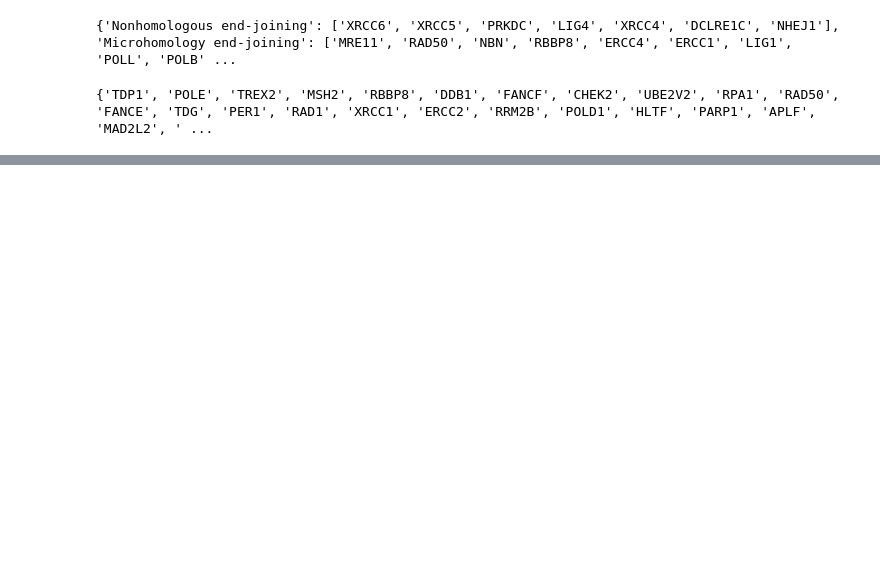
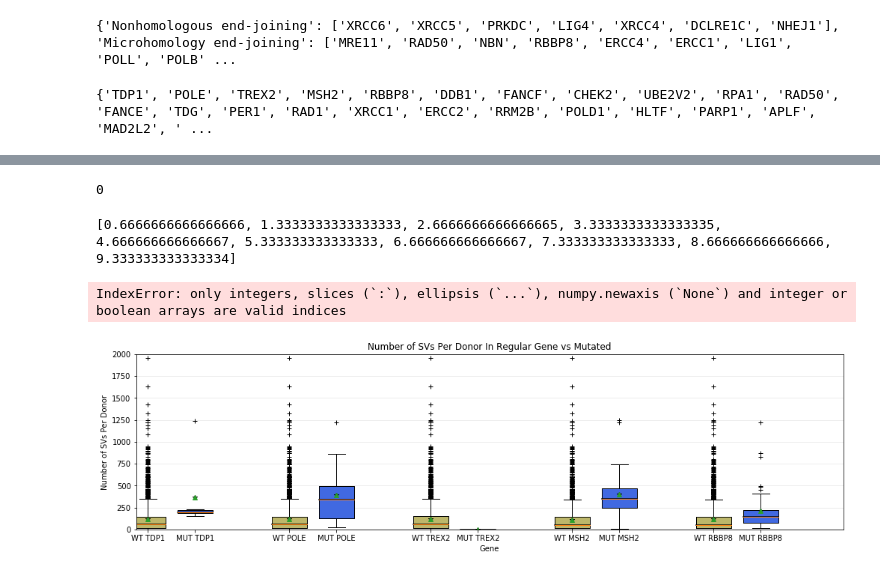
Before and after one commit to hossam-zaki/BSRP2020, a Jupyter notebook: SVPlots/BarplotWithDifferencesOfWholeGenomeSVs.ipynb, the cells around one changed output, grey strips where cells are left out. Cells and saved outputs as stored; diff of their text form; code cells hidden in the pictures; blank space fills up the shorter version.

Commit message:
completed grouped boxplot

```diff
--- a/SVPlots/BarplotWithDifferencesOfWholeGenomeSVs.ipynb
+++ b/SVPlots/BarplotWithDifferencesOfWholeGenomeSVs.ipynb
@@ -95,9 +92,23 @@ data = load_obj(data, 'data')
+# %%
+print(len(pValues)*2 - len(data))
+# %% [output]
+0
 # %%
+position = []
+counter = 1
+data = parser.load_obj('data')
+for i in range (len(data[0:11]) + 3):
+    if counter % 3 == 0:
+        counter +=1
+        continue
+    position.append(counter/1.5)
+    counter+=1
+print(position)
 fig, ax1 = plt.subplots(figsize=(15, 5))
 fig.canvas.set_window_title('A Boxplot Example')
 fig.subplots_adjust(left=0.075, right=0.95, top=0.9, bottom=0.25)
 
-bp = ax1.boxplot(data, notch=0, sym='+', vert=1, whis=1.5, showmeans=True)
+bp = ax1.boxplot(data[0:10], notch=0, sym='+', vert=1, whis=1.5, showmeans=True, widths = 0.5, positions=position)
 plt.setp(bp['boxes'], color='black')
 plt.setp(bp['whiskers'], color='black')
 plt.setp(bp['fliers'], color='red', marker='+')
@@ -116,7 +127,7 @@ ax1.set_ylabel('Number of SVs Per Donor')
 
 # Now fill the boxes with desired colors
 box_colors = ['darkkhaki', 'royalblue']
-num_boxes = len(data)
+num_boxes = len(data[0:10])
 medians = np.empty(num_boxes)
 for i in range(num_boxes):
     box = bp['boxes'][i]
@@ -145,33 +156,38 @@ for i in range(num_boxes):
 # Set the axes ranges and axes labels
 ax1.set_xlim(0.5, num_boxes + 0.5)
 top = 2000
 bottom = 0
 ax1.set_ylim(bottom, top)
-ax1.set_xticklabels(labels,
-                    rotation=90, fontsize=8)
+ax1.set_xticks(position)
+ax1.set_xticklabels(labels[0:21])
 
 # Due to the Y-axis scale being different across samples, it can be
 # hard to compare differences in medians across the samples. Add upper
 # X-axis tick labels with the sample medians to aid in comparison
 # (just use two decimal places of precision)
 pos = np.arange(num_boxes) + 1
 upper_labels = [str(np.round(s, 2)) for s in medians]
 weights = ['bold', 'semibold']
-for tick, label in zip(range(num_boxes), ax1.get_xticklabels()):
+for tick, label in zip(position, ax1.get_xticklabels()):
     k = tick % 2
+    print(pos[tick])
     ax1.text(pos[tick], .95, upper_labels[tick],
              transform=ax1.get_xaxis_transform(),
              horizontalalignment='center', size='x-small',
              weight=weights[k], color=box_colors[k])
 
 # Finally, add a basic legend
 fig.text(0.80, 0.08, f'Regular Gene',
          backgroundcolor=box_colors[0], color='black', weight='roman',
          size='x-small')
 fig.text(0.80, 0.045, 'Mutated Gene',
          backgroundcolor=box_colors[1],
          color='white', weight='roman', size='x-small')
 fig.text(0.80, 0.015, '*', color='white', backgroundcolor='silver',
          weight='roman', size='medium')
 fig.text(0.815, 0.013, ' Average Value', color='black', weight='roman',
          size='x-small')
+# %% [output]
+[0.6666666666666666, 1.3333333333333333, 2.6666666666666665, 3.3333333333333335, 4.666666666666667, 5.333333333333333, 6.666666666666667, 7.333333333333333, 8.666666666666666, 9.333333333333334]
+IndexError: only integers, slices (`:`), ellipsis (`...`), numpy.newaxis (`None`) and integer or boolean arrays are valid indices
+[figure, added]
```
Also changed, not shown: parts of 3 cells of this notebook, 4 other files.
